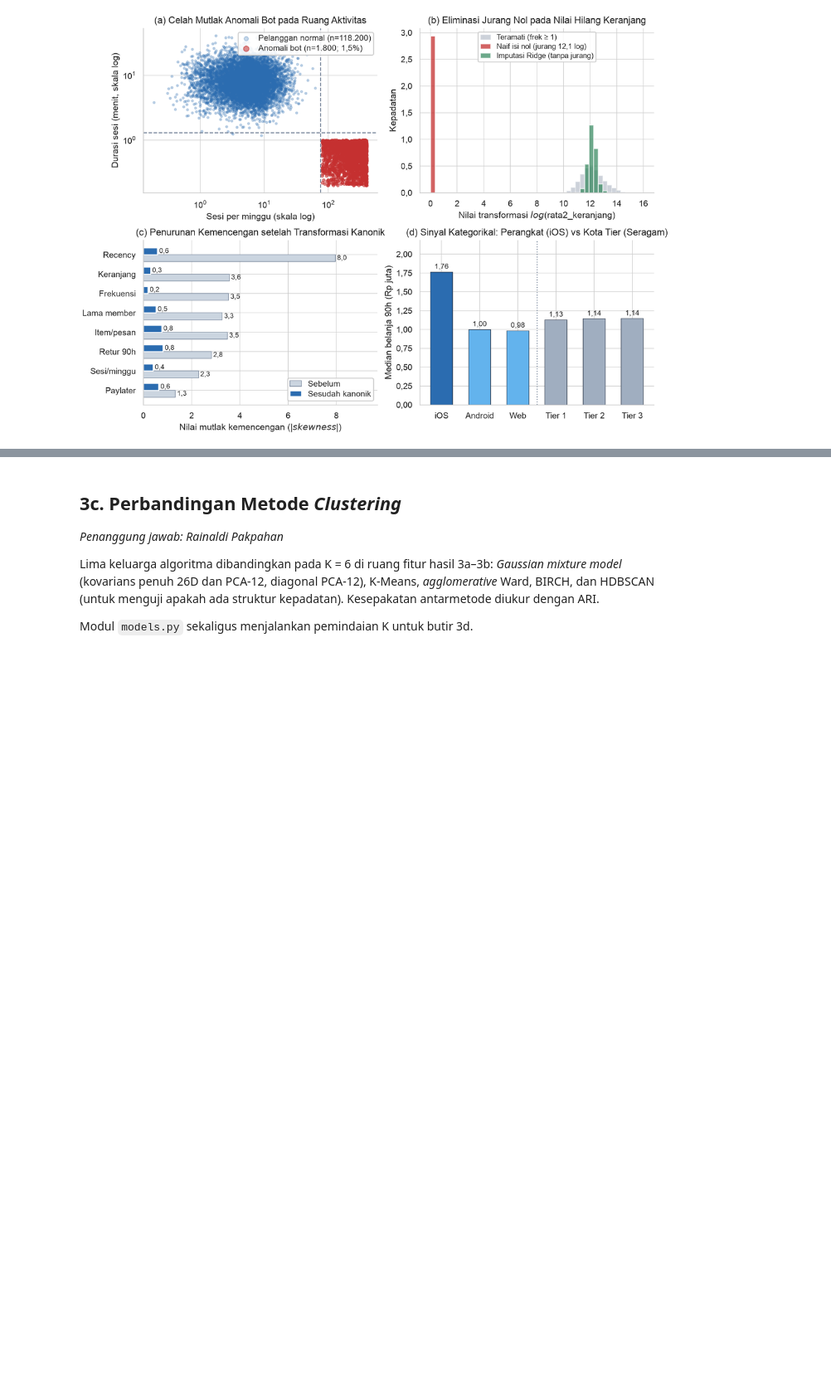
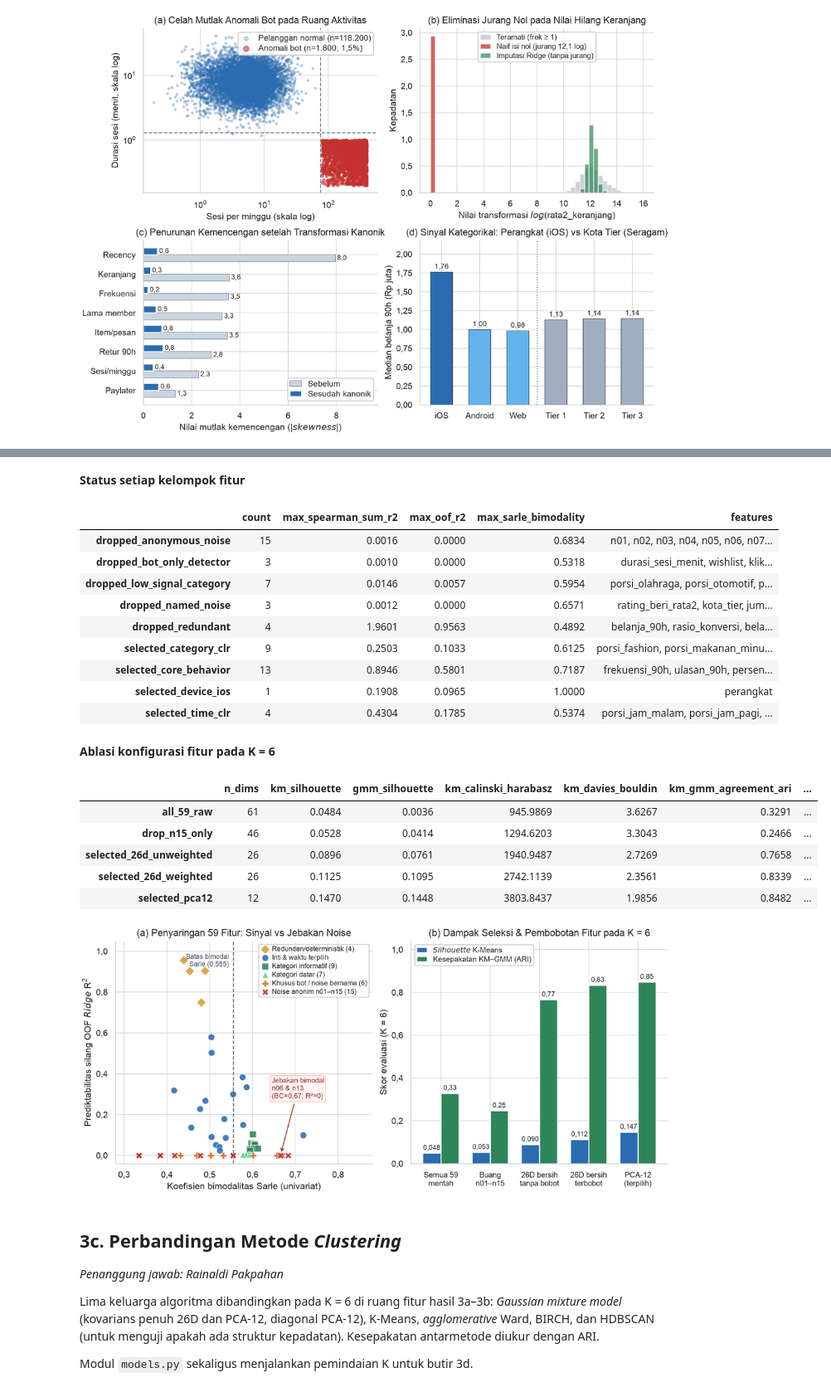
Before and after one commit to Nerodix/uts-ml-2026, a Jupyter notebook: kode/notebooks/tugas3_clustering.ipynb, the cells around one changed output, grey strips where cells are left out. Shown at 83% size. Cells and saved outputs as stored; diff of their text form; code cells hidden in the pictures; blank space fills up the shorter version.

```diff
--- a/kode/notebooks/tugas3_clustering.ipynb
+++ b/kode/notebooks/tugas3_clustering.ipynb
@@ -258,3 +256,63 @@ Bobot blok: {'category_clr_top9': 0.45, 'core_behavior': 1.0, 'device_ios': 0.5,
+# %%
+ablasi = run_feature_ablation(bundle["df_normal"], bundle, seed=SEED)
+
+per_status: dict[str, list[dict]] = {}
+for baris in screening:
+    per_status.setdefault(baris["status"], []).append(baris)
+status_summary = {
+    status: {
+        "count": len(isi),
+        "max_oof_r2": max(r["oof_ridge_r2"] for r in isi),
+        "max_spearman_sum_r2": max(r["spearman_sum_r2"] for r in isi),
+        "max_sarle_bimodality": max(r["sarle_bimodality"] for r in isi),
+        "features": [r["feature"] for r in isi],
+    }
+    for status, isi in sorted(per_status.items())
+}
+laporan_fitur = {
+    "n_total_raw_features": len(screening),
+    "n_selected_transformed_dims": len(SELECTED_26_COLS),
+    "n_pca_dims": DEFAULT_N_PCA,
+    "pca_cumulative_variance_ratio": bundle["pca_cumulative_variance_ratio"],
+    "pca_explained_variance_ratio": bundle["pca_explained_variance_ratio"],
+    "block_weights": bundle["block_weights"],
+    "block_variance_share_pct": bundle["block_variance_share_pct"],
+    "bot_only_detectors_kept_for_3g": list(BOT_INTEGRITY_COLUMNS[1:]),
+    "status_summary": status_summary,
+    "bimodal_noise_trap": [r for r in screening if r["feature"] in ("n06", "n13")],
+    "screening_table": screening,
+    "ablation_k6": ablasi,
+}
+buat_grafik_seleksi_fitur(screening, ablasi, FIGURES_DIR / "task3_3b_feature_selection.png")
+save_json(laporan_fitur, RESULTS_DIR / "task3_features.json")
+
+status = pd.DataFrame.from_dict(status_summary, orient="index")
+status["features"] = status["features"].map(", ".join)
+display(Markdown("**Status setiap kelompok fitur**"))
+display(status[["count", "max_spearman_sum_r2", "max_oof_r2", "max_sarle_bimodality", "features"]])
+display(Markdown("**Ablasi konfigurasi fitur pada K = 6**"))
+display(tabel_metrik(ablasi).drop(columns=["gmm_sizes_pct"], errors="ignore"))
+tampilkan_gambar("task3_3b_feature_selection.png")
+# %% [output]
+**Status setiap kelompok fitur**
+|  | count | max_spearman_sum_r2 | max_oof_r2 | max_sarle_bimodality | features |
+| dropped_anonymous_noise | 15 | 0.0016 | 0.0000 | 0.6834 | n01, n02, n03, n04, n05, n06, n07... |
+| dropped_bot_only_detector | 3 | 0.0010 | 0.0000 | 0.5318 | durasi_sesi_menit, wishlist, klik... |
+| dropped_low_signal_category | 7 | 0.0146 | 0.0057 | 0.5954 | porsi_olahraga, porsi_otomotif, p... |
+| dropped_named_noise | 3 | 0.0012 | 0.0000 | 0.6571 | rating_beri_rata2, kota_tier, jum... |
+| dropped_redundant | 4 | 1.9601 | 0.9563 | 0.4892 | belanja_90h, rasio_konversi, bela... |
+| selected_category_clr | 9 | 0.2503 | 0.1033 | 0.6125 | porsi_fashion, porsi_makanan_minu... |
+| selected_core_behavior | 13 | 0.8946 | 0.5801 | 0.7187 | frekuensi_90h, ulasan_90h, persen... |
+| selected_device_ios | 1 | 0.1908 | 0.0965 | 1.0000 | perangkat |
+| selected_time_clr | 4 | 0.4304 | 0.1785 | 0.5374 | porsi_jam_malam, porsi_jam_pagi, ... |
+**Ablasi konfigurasi fitur pada K = 6**
+|  | n_dims | km_silhouette | gmm_silhouette | km_calinski_harabasz | km_davies_bouldin | km_gmm_agreement_ari | ... |
+| all_59_raw | 61 | 0.0484 | 0.0036 | 945.9869 | 3.6267 | 0.3291 | ... |
+| drop_n15_only | 46 | 0.0528 | 0.0414 | 1294.6203 | 3.3043 | 0.2466 | ... |
+| selected_26d_unweighted | 26 | 0.0896 | 0.0761 | 1940.9487 | 2.7269 | 0.7658 | ... |
+| selected_26d_weighted | 26 | 0.1125 | 0.1095 | 2742.1139 | 2.3561 | 0.8339 | ... |
+| selected_pca12 | 12 | 0.1470 | 0.1448 | 3803.8437 | 1.9856 | 0.8482 | ... |
+[figure, added]
 # %% [markdown]
 ## 3c. Perbandingan Metode *Clustering*
 
```
Also changed, not shown: parts of 6 cells of this notebook.
